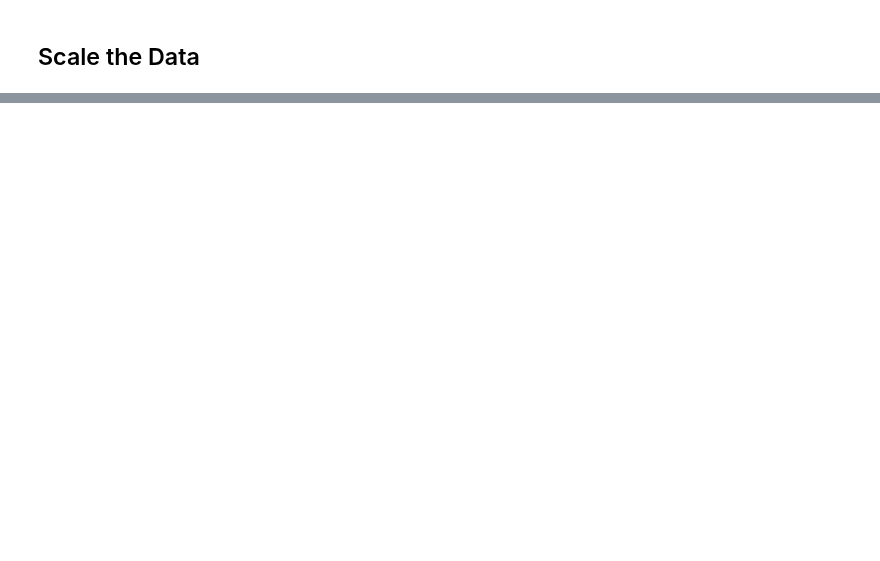
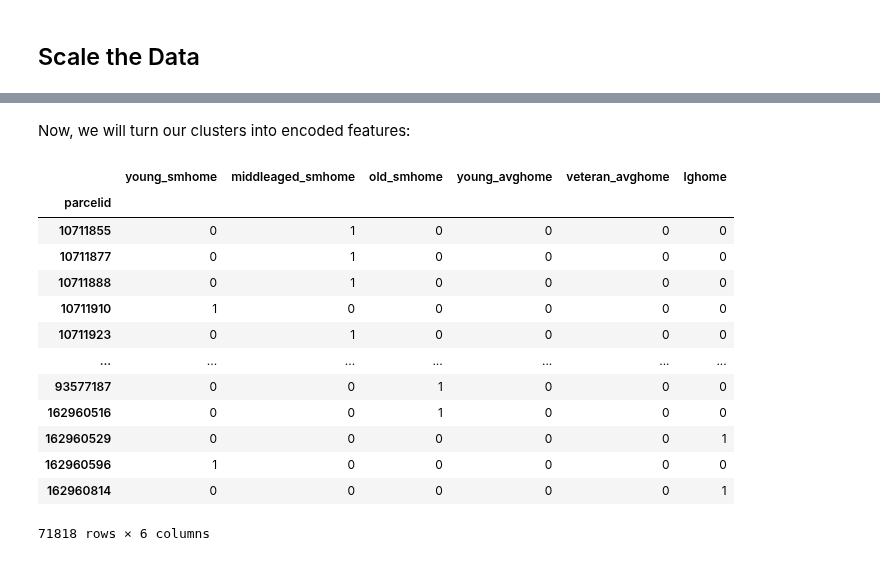
Before and after one commit to SKG-ZillowClusteringProject/zillow_clustering_project, a Jupyter notebook: SKG_Final_Notebook.ipynb, the cells around one changed output, grey strips where cells are left out. Cells and saved outputs as stored; diff of their text form; code cells hidden in the pictures; blank space fills up the shorter version.

```diff
--- a/SKG_Final_Notebook.ipynb
+++ b/SKG_Final_Notebook.ipynb
@@ -256,0 +607,9 @@ NameError: name 'X_train' is not defined
+# %%
+#define the thing
+kmeans = KMeans(n_clusters=5)
+
+# fit the thing
+kmeans.fit(X_scaled)
+
+# Use (predict using) the thing
+kmeans.predict(X_scaled)
@@ -256,0 +618,5 @@ NameError: name 'X_train' is not defined
+# %%
+# make a new column names cluster in dataframe
+
+df['pqha_cluster'] = kmeans.predict(X_scaled)
+df.head(2)
@@ -256,0 +650,23 @@ NameError: name 'X_train' is not defined
+# %% [markdown]
+Now, we will turn our clusters into encoded features:
+# %%
+cluster_dummies = pd.get_dummies(df.cluster, prefix='homeagexsqft')
+# %%
+cluster_dummies = cluster_dummies.rename(columns={"homeagexsqft_0": "young_smhome", "homeagexsqft_1": "middleaged_smhome", "homeagexsqft_2": "old_smhome", "homeagexsqft_3": "young_avghome", "homeagexsqft_4": "veteran_avghome", "homeagexsqft_5": "lghome"})
+# %%
+cluster_dummies
+# %% [output]
+|  | young_smhome | middleaged_smhome | old_smhome | young_avghome | veteran_avghome | lghome |
+| parcelid |  |  |  |  |  |  |
+| 10711855 | 0 | 1 | 0 | 0 | 0 | 0 |
+| 10711877 | 0 | 1 | 0 | 0 | 0 | 0 |
+| 10711888 | 0 | 1 | 0 | 0 | 0 | 0 |
+| 10711910 | 1 | 0 | 0 | 0 | 0 | 0 |
+| 10711923 | 0 | 1 | 0 | 0 | 0 | 0 |
+| ... | ... | ... | ... | ... | ... | ... |
+| 93577187 | 0 | 0 | 1 | 0 | 0 | 0 |
+| 162960516 | 0 | 0 | 1 | 0 | 0 | 0 |
+| 162960529 | 0 | 0 | 0 | 0 | 0 | 1 |
+| 162960596 | 1 | 0 | 0 | 0 | 0 | 0 |
+| 162960814 | 0 | 0 | 0 | 0 | 0 | 1 |
+71818 rows × 6 columns
```
Also changed, not shown: parts of 75 cells of this notebook, 1 other file.
